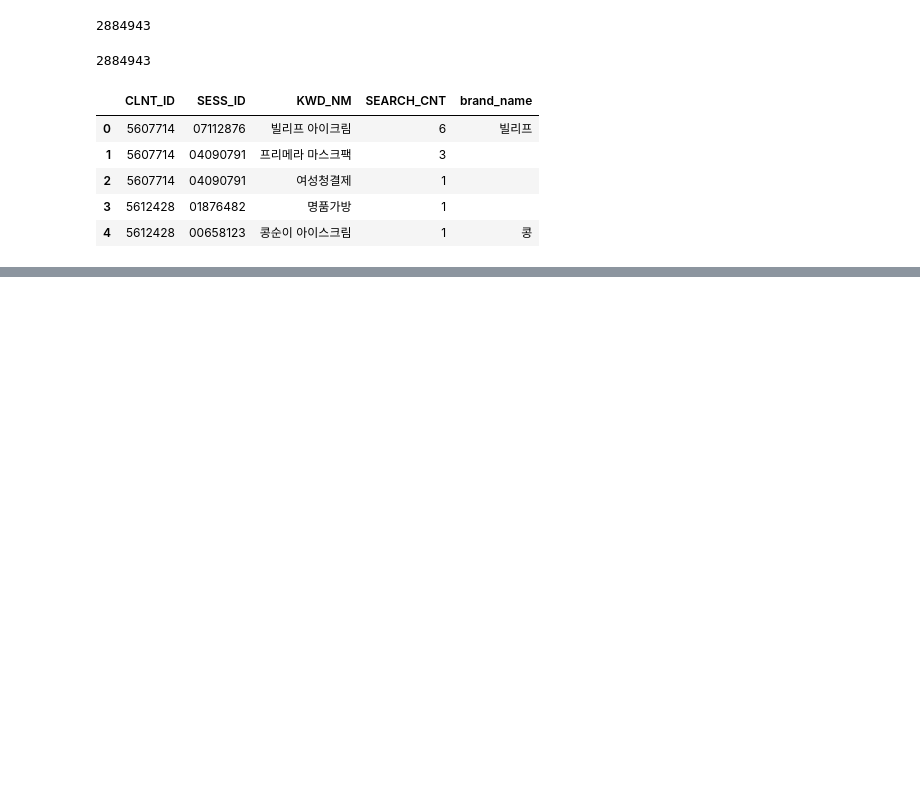
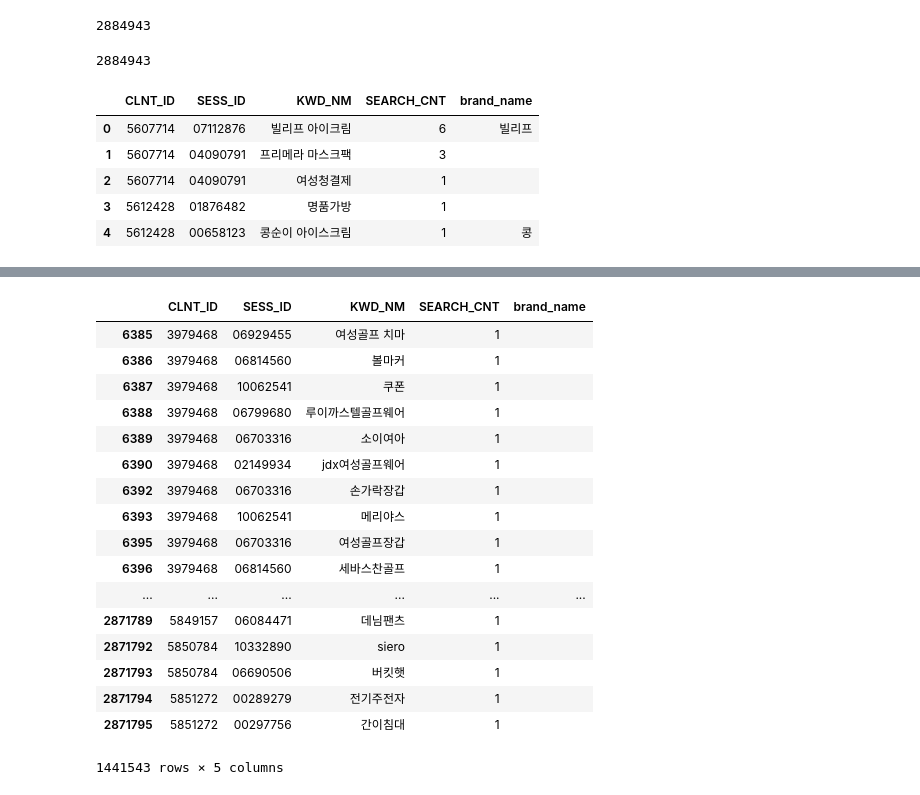
Before and after one commit to miniii222/-5th-L.point_bigdata_competiton, a Jupyter notebook: text/Search_extract_brand.ipynb, the cells around one changed output, grey strips where cells are left out. Cells and saved outputs as stored; diff of their text form; code cells hidden in the pictures; blank space fills up the shorter version.

```diff
--- a/text/Search_extract_brand.ipynb
+++ b/text/Search_extract_brand.ipynb
@@ -363,0 +330,19 @@ print(okt.morphs("열심히 코딩한 당신, 연휴에는 여행을 가봐요")
+# %%
+names = ['미즈노', '라세느','페넬로페','신세계푸드','VISIT','jmw','휴스톰','잭앤질','FRJ','노비타','엘지','콜롬비아','네파','르꼬끄',
+        '코치','네셔널지오그래픽','라푸마','뱅뱅','레스포삭','비비고','2080','파타고니아','리복','NBA','조말론','스와브로스키','럭키슈에뜨']
+
+for name in names :
+    search1.iloc[np.where(search1['KWD_NM'].str.contains(name))[0],4] = name
+# %%
+names = ['루이가또즈', '러브캣','리바트','푸고','mlb','나인스텝','보니알렉스','urban decay','데상트','에스크','레노마','오덴세','카파','바비온',
+        '아르마니','요미요미','삼다수','앱솔루트','한샘','락앤락','더페이스샵','저스트마이사이즈','제이케이','데상트','AHC','아레나','jaju']
+
+for name in names :
+    search1.iloc[np.where(search1['KWD_NM'].str.contains(name))[0],4] = name
+# %%
+names = ['H커넥트', 'gap','카시오','코렐','포토메리온','프라다','팬콧','까스텔바작','설화수','굽네','무냐무냐','지오다노','토니모리',
+         '바비온','코오롱','has','요미요미','탐스','아베크롬비','코오롱','핏플랍','로라메르시에','k2','타미','JEEP','티비제이','DMCK',
+         '토니모리']
+
+for name in names :
+    search1.iloc[np.where(search1['KWD_NM'].str.contains(name))[0],4] = name
@@ -363,0 +351,6 @@ print(okt.morphs("열심히 코딩한 당신, 연휴에는 여행을 가봐요")
+# %%
+names = ['마인드브릿지', 'K2','라스포삭','쉬즈미즈','plac','포트메리온','임페리얼','티니위니','페라리','에이미러브즈펫',
+         '바바라','ewophh','케네스','nwophg','루이까스텔','jdx','알레르망','soup']
+
+for name in names :
+    search1.iloc[np.where(search1['KWD_NM'].str.contains(name))[0],4] = name
@@ -363,0 +377,22 @@ print(okt.morphs("열심히 코딩한 당신, 연휴에는 여행을 가봐요")
+# %%
+end = search1.loc[search1['brand_name'] == '', :].shape[0]
+search1.loc[search1['brand_name'] == '', :][3000:end-6500]
+# %% [output]
+|  | CLNT_ID | SESS_ID | KWD_NM | SEARCH_CNT | brand_name |
+| 6385 | 3979468 | 06929455 | 여성골프 치마 | 1 |  |
+| 6386 | 3979468 | 06814560 | 볼마커 | 1 |  |
+| 6387 | 3979468 | 10062541 | 쿠폰 | 1 |  |
+| 6388 | 3979468 | 06799680 | 루이까스텔골프웨어 | 1 |  |
+| 6389 | 3979468 | 06703316 | 소이여아 | 1 |  |
+| 6390 | 3979468 | 02149934 | jdx여성골프웨어 | 1 |  |
+| 6392 | 3979468 | 06703316 | 손가락장갑 | 1 |  |
+| 6393 | 3979468 | 10062541 | 메리야스 | 1 |  |
+| 6395 | 3979468 | 06703316 | 여성골프장갑 | 1 |  |
+| 6396 | 3979468 | 06814560 | 세바스찬골프 | 1 |  |
+| ... | ... | ... | ... | ... | ... |
+| 2871789 | 5849157 | 06084471 | 데님팬츠 | 1 |  |
+| 2871792 | 5850784 | 10332890 | siero | 1 |  |
+| 2871793 | 5850784 | 06690506 | 버킷햇 | 1 |  |
+| 2871794 | 5851272 | 00289279 | 전기주전자 | 1 |  |
+| 2871795 | 5851272 | 00297756 | 간이침대 | 1 |  |
+1441543 rows × 5 columns
```
Also changed, not shown: parts of 28 cells of this notebook.
